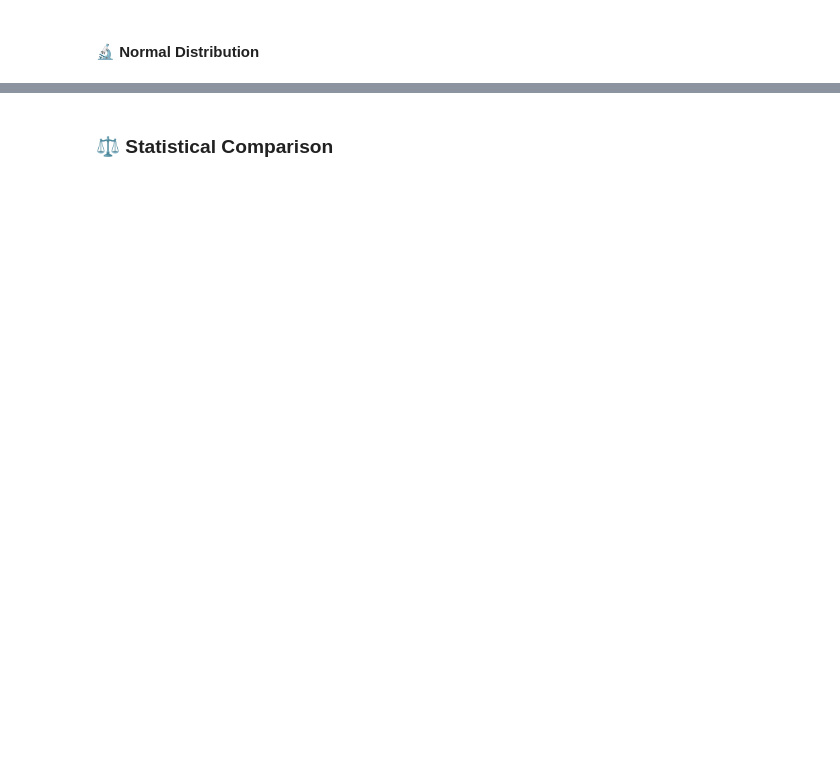
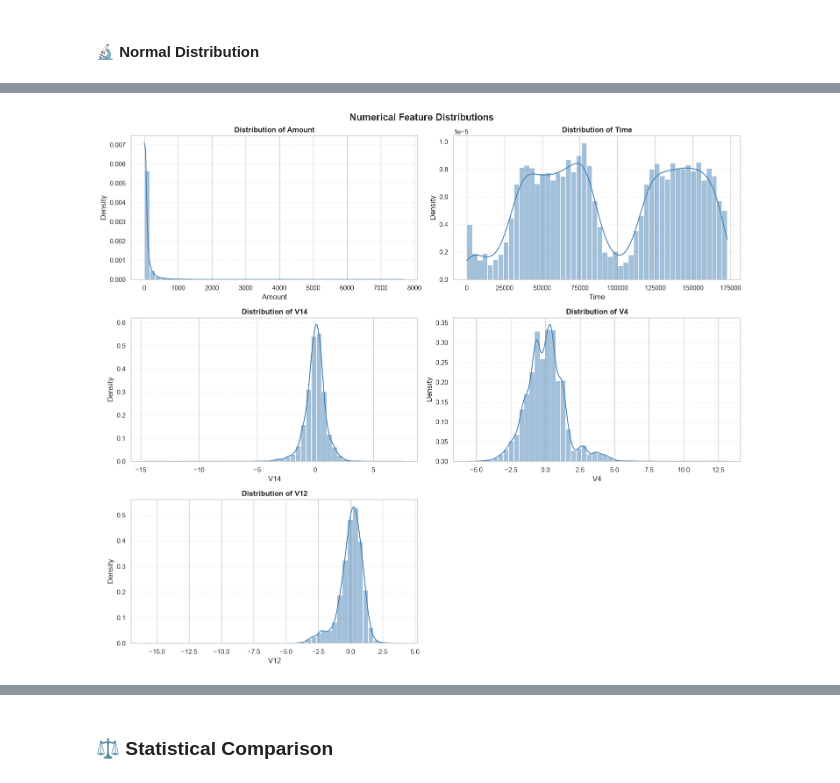
Before and after one commit to CCT-Dublin/CCT_STDA_CA_01_40S, a Jupyter notebook: notebooks/CCT_STDA_CA_01_40S_2026438.ipynb, the cells around one changed output, grey strips where cells are left out. Cells and saved outputs as stored; diff of their text form; code cells hidden in the pictures; blank space fills up the shorter version.

```diff
--- a/notebooks/CCT_STDA_CA_01_40S_2026438.ipynb
+++ b/notebooks/CCT_STDA_CA_01_40S_2026438.ipynb
@@ -1895,0 +2463,4 @@ The selected variables will be evaluated to determine whether the Normal distrib
+# %%
+F_histplot_v3()
+# %% [output]
+[figure, added]
```
Also changed, not shown: parts of 72 cells of this notebook, 1 other file.
